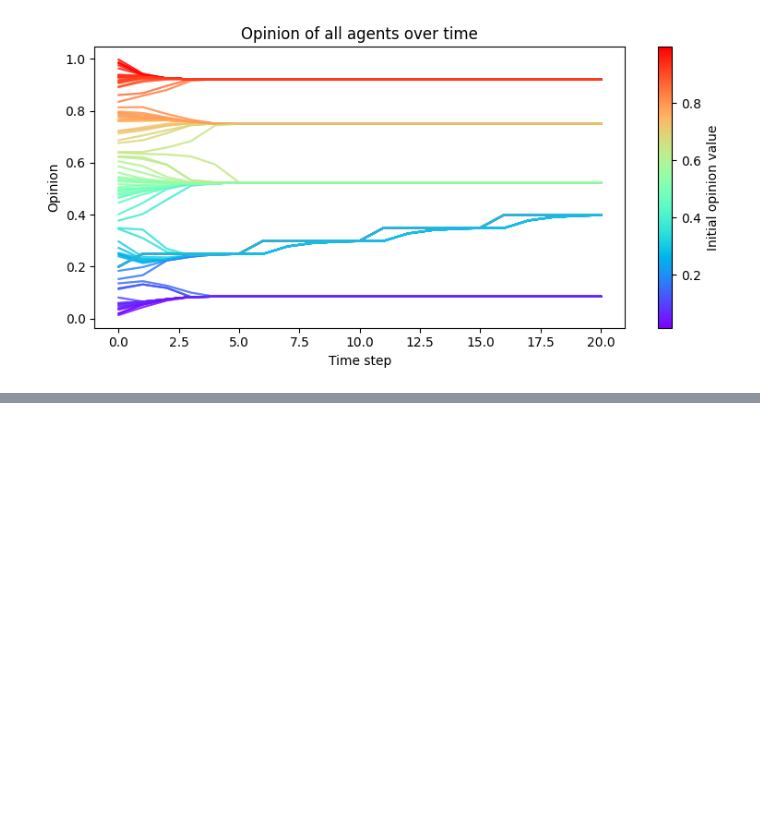
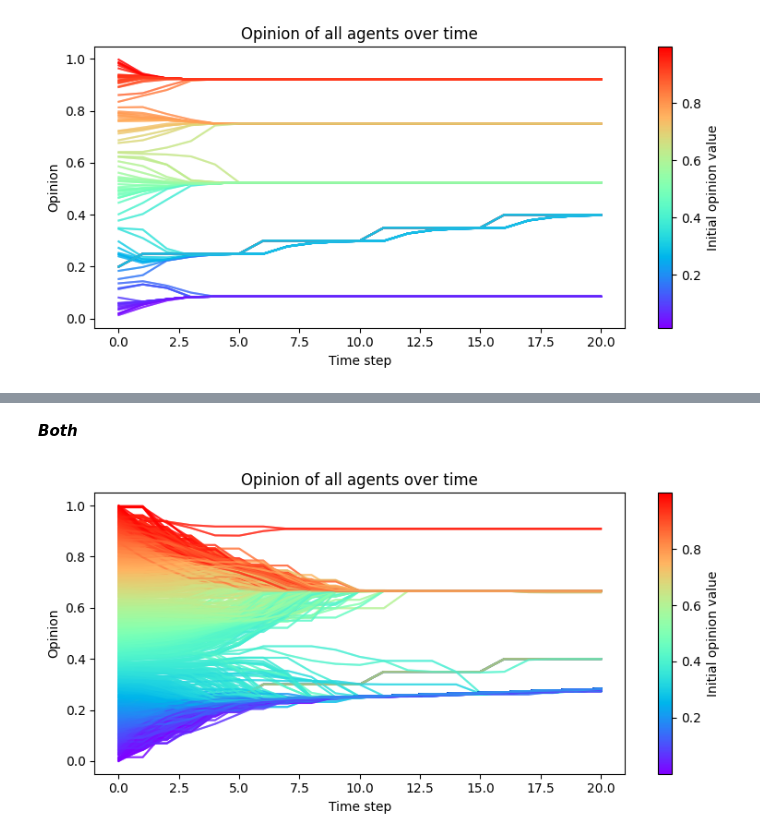
Before and after one commit to triptesh1212/industrial-maths-project-2, a Jupyter notebook: advertisers.ipynb, the cells around one changed output, grey strips where cells are left out. Cells and saved outputs as stored; diff of their text form; code cells hidden in the pictures; blank space fills up the shorter version.

```diff
--- a/advertisers.ipynb
+++ b/advertisers.ipynb
@@ -136,0 +261,65 @@ plot_opinions(agents_history, agents_initial, rounds, alpha=0.6)
+# %% [markdown]
+***Both***
+# %%
+# for a in agents:
+def one_step(i, agents, R):
+
+    selected = np.where(np.abs(agents - agents[i]) <= R[(i-1)])[0]
+    update = np.average(agents[selected])
+
+    return update
+
+#inital state variables
+
+n = 1000 #number of agents
+m = 0 # number of advertisers
+
+max = 0.25
+min = 0.05
+
+R = np.random.normal((min+max)/2, 0.04, n) #opinion condfidance bound
+rounds = 20
+
+#initialize the agents
+agents = np.random.uniform(0, 1, n)
+agents_initial = np.copy(agents)
+
+advertisers = [2,5,10,12,32,45,50,61,74,88,91,93,99]
+
+agents[advertisers] = 0.2
+
+#initialize array to store opinions over time
+agents_history = np.zeros((rounds+1, n))
+agents_history[0, :] = agents
+
+#do t time steps (main loop)
+for r in range(rounds):
+
+    #make a temp list of agents
+    agents_next = np.zeros(n)
+
+    #loop over all agents
+    for i, a in enumerate(agents):
+        if i in advertisers:
+            # agents_next[i] = agents[i] + (one_step(a,agents) - agents[i]) / 2
+            # agents_next[i] = agents[i] + np.abs(one_step(a,agents) - agents[i]) / 2
+            if r % 5 == 0:
+                if agents[i] < 1:
+                    # agents_next[i] = agents[i] + np.abs(one_step(a,agents) - agents[i]) / 2
+                    agents_next[i] = agents[i] + 0.05
+                else:
+                    agents_next[i] = agents[i]
+            else:
+                agents_next[i] = agents[i]
+        elif np.random.uniform()>0.1:
+            agents_next[i] = one_step(i,agents, R)
+        else:
+            agents_next[i] = agents[i]
+
+    #update the agents list
+    agents = np.copy(agents_next)
+    agents_history[r+1, :] = agents
+
+plot_opinions(agents_history, agents_initial, rounds, alpha=0.6)
+# %% [output]
+[figure, added]
```
Also changed, not shown: parts of 4 cells of this notebook.
